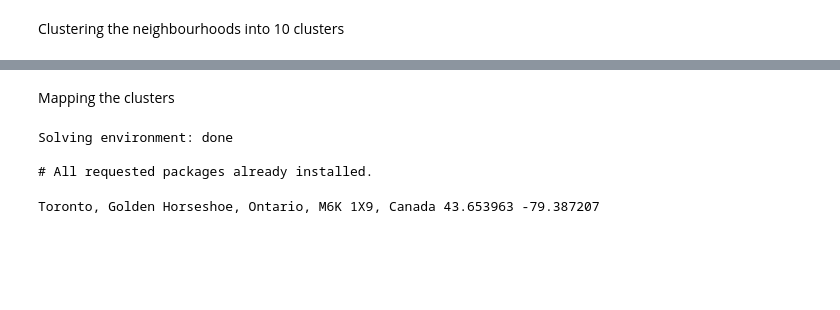
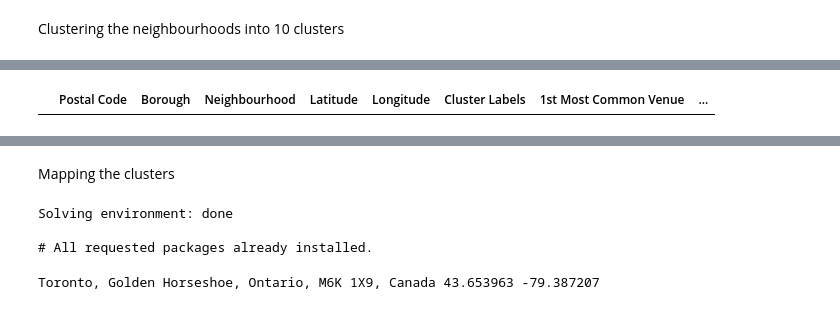
Before and after one commit to smithg1390/Coursera_Capstone, a Jupyter notebook: Applied Data Science Capstone.ipynb, the cells around one changed output, grey strips where cells are left out. Saved outputs shown, nothing was run; the diff lists cells and outputs as text; code cells hidden in the pictures; blank space fills up the shorter version.

```diff
--- a/Applied Data Science Capstone.ipynb
+++ b/Applied Data Science Capstone.ipynb
@@ -440,0 +462,4 @@ toronto_merged.head()
+# %%
+toronto_merged[toronto_merged['Cluster Labels'].isnull()]
+# %% [output]
+|  | Postal Code | Borough | Neighbourhood | Latitude | Longitude | Cluster Labels | 1st Most Common Venue | ... |
```
Also changed, not shown: parts of 15 cells of this notebook.
